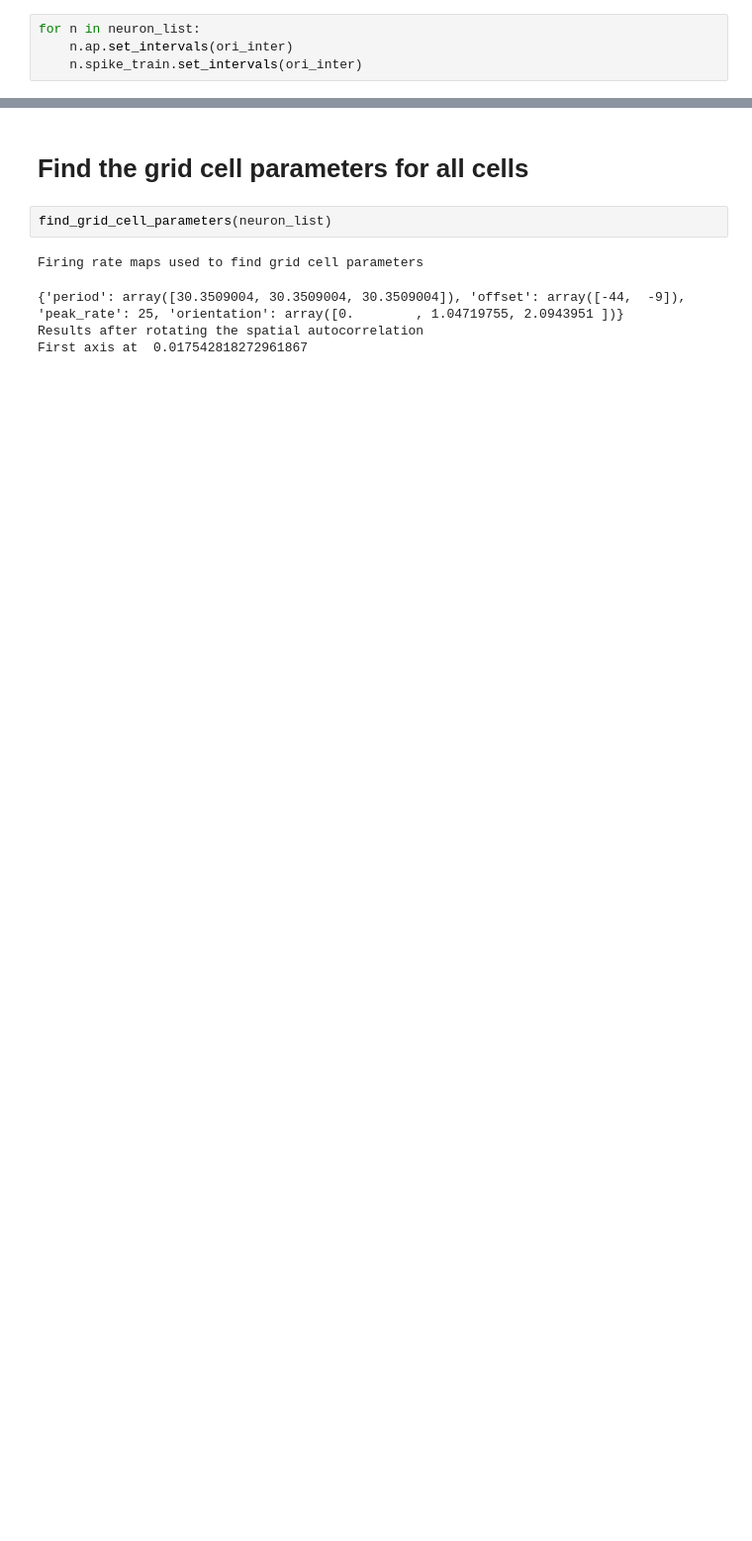
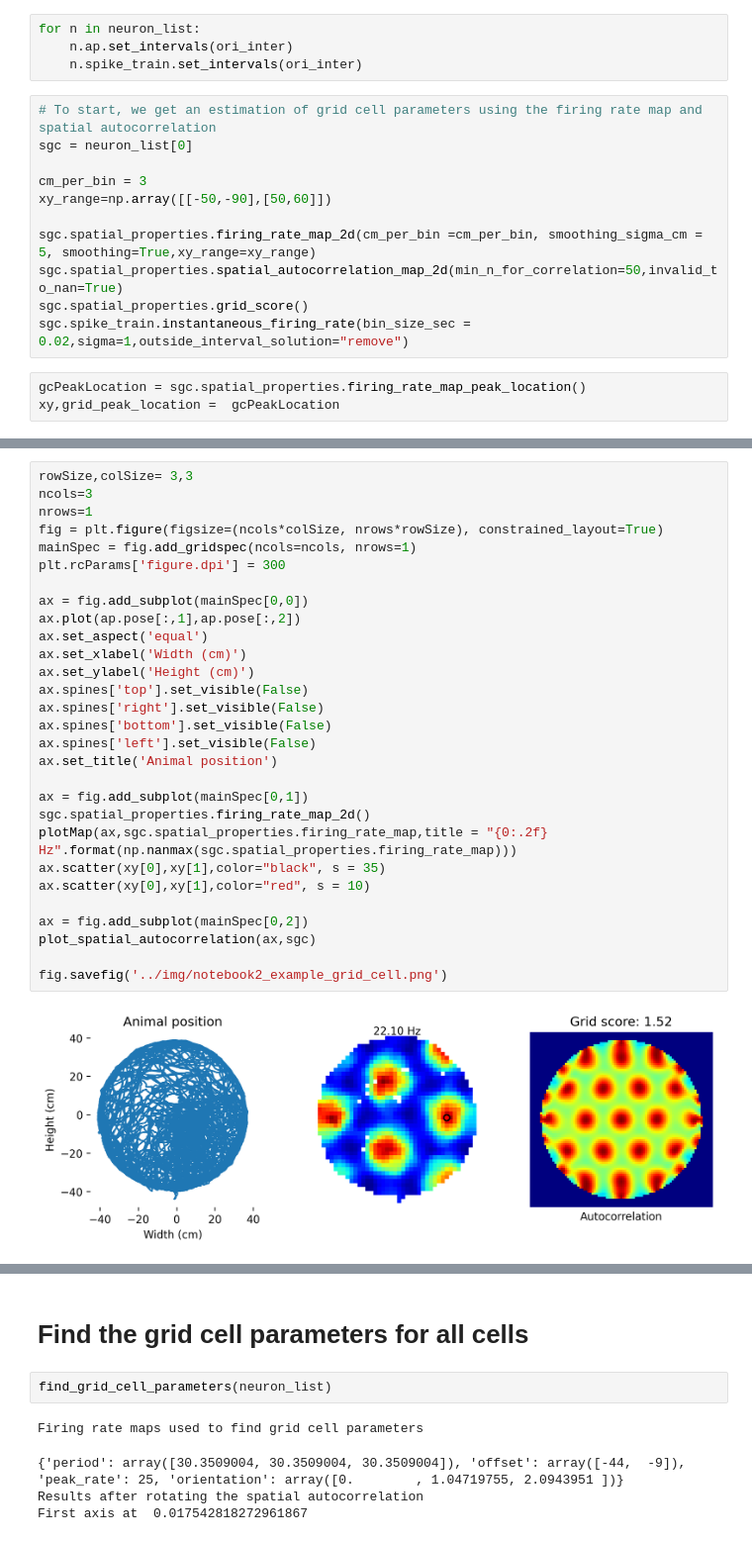
Before and after one commit to PJJ19/autopi_grid_cell_decoding, a Jupyter notebook: notebooks/2_Estimating grid orientation and spacing.ipynb, the cells around one changed output, grey strips where cells are left out. Shown at 99% size. Saved outputs shown, nothing was run; the diff lists cells and outputs as text; blank space fills up the shorter version.

```diff
--- a/notebooks/2_Estimating grid orientation and spacing.ipynb
+++ b/notebooks/2_Estimating grid orientation and spacing.ipynb
@@ -169,3 +109,17 @@ def find_grid_cell_parameters(neuron_list):
 for n in neuron_list:
     n.ap.set_intervals(ori_inter)
     n.spike_train.set_intervals(ori_inter)
+# %%
+# To start, we get an estimation of grid cell parameters using the firing rate map and spatial autocorrelation
+sgc = neuron_list[0]
+
+cm_per_bin = 3
+xy_range=np.array([[-50,-90],[50,60]])
+
+sgc.spatial_properties.firing_rate_map_2d(cm_per_bin =cm_per_bin, smoothing_sigma_cm = 5, smoothing=True,xy_range=xy_range)
+sgc.spatial_properties.spatial_autocorrelation_map_2d(min_n_for_correlation=50,invalid_to_nan=True)
+sgc.spatial_properties.grid_score()
+sgc.spike_train.instantaneous_firing_rate(bin_size_sec = 0.02,sigma=1,outside_interval_solution="remove")
+# %%
+gcPeakLocation = sgc.spatial_properties.firing_rate_map_peak_location()
+xy,grid_peak_location =  gcPeakLocation
@@ -171,0 +130,31 @@ for n in neuron_list:
+# %%
+rowSize,colSize= 3,3
+ncols=3
+nrows=1
+fig = plt.figure(figsize=(ncols*colSize, nrows*rowSize), constrained_layout=True)
+mainSpec = fig.add_gridspec(ncols=ncols, nrows=1)
+plt.rcParams['figure.dpi'] = 300
+
+ax = fig.add_subplot(mainSpec[0,0])
+ax.plot(ap.pose[:,1],ap.pose[:,2])
+ax.set_aspect('equal')
+ax.set_xlabel('Width (cm)')
+ax.set_ylabel('Height (cm)')
+ax.spines['top'].set_visible(False)
+ax.spines['right'].set_visible(False)
+ax.spines['bottom'].set_visible(False)
+ax.spines['left'].set_visible(False)
+ax.set_title('Animal position')
+
+ax = fig.add_subplot(mainSpec[0,1])
+sgc.spatial_properties.firing_rate_map_2d()
+plotMap(ax,sgc.spatial_properties.firing_rate_map,title = "{0:.2f} Hz".format(np.nanmax(sgc.spatial_properties.firing_rate_map)))
+ax.scatter(xy[0],xy[1],color="black", s = 35)
+ax.scatter(xy[0],xy[1],color="red", s = 10)
+
+ax = fig.add_subplot(mainSpec[0,2])
+plot_spatial_autocorrelation(ax,sgc)
+
+fig.savefig('../img/notebook2_example_grid_cell.png')
+# %% [output]
+[figure, added]
```
Also changed, not shown: parts of 13 cells of this notebook, 4 other files.
